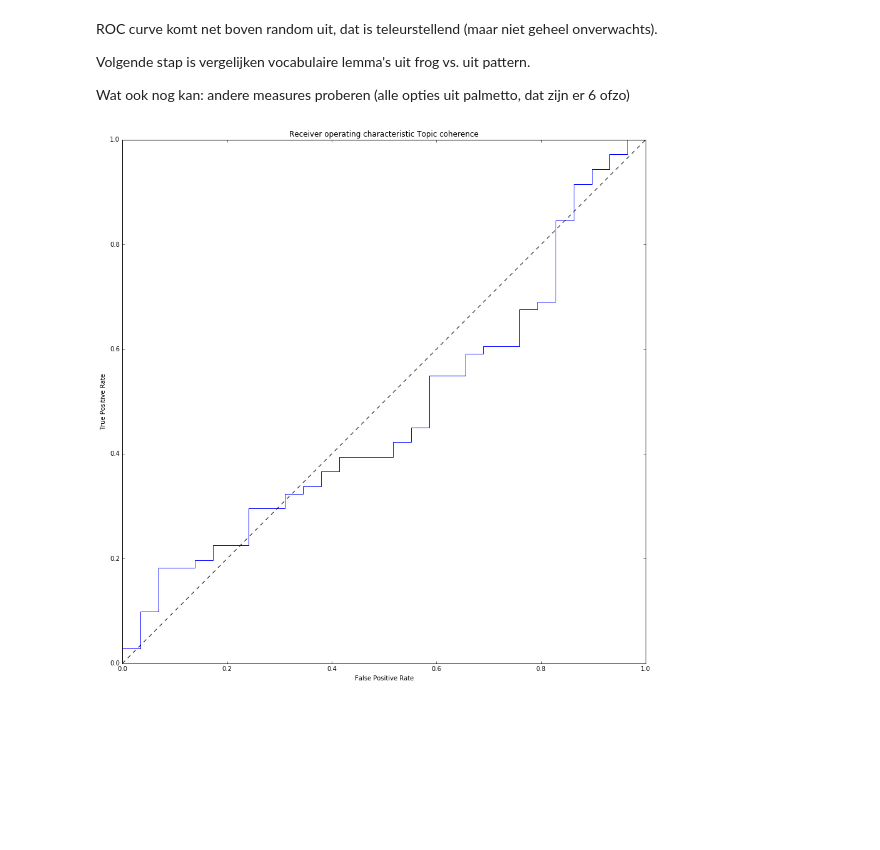
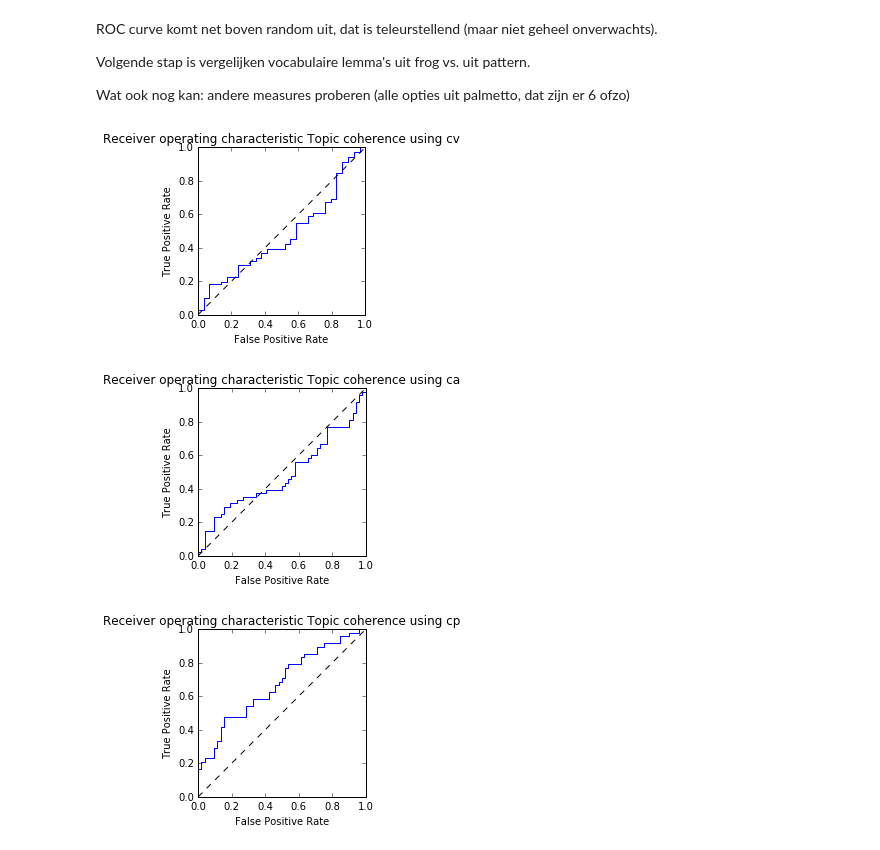
Before and after one commit to jvdzwaan/dilipad, a Jupyter notebook: results/topic_coherence_roc.ipynb, the cells around one changed output. Cells and saved outputs as stored; diff of their text form; code cells hidden in the pictures; blank space fills up the shorter version.

```diff
--- a/results/topic_coherence_roc.ipynb
+++ b/results/topic_coherence_roc.ipynb
@@ -62,20 +46,15 @@ ROC curve komt net boven random uit, dat is teleurstellend (maar niet geheel onv
 Volgende stap is vergelijken vocabulaire lemma's uit frog vs. uit pattern.
 
 Wat ook nog kan: andere measures proberen (alle opties uit palmetto, dat zijn er 6 ofzo)
-# %%
-from sklearn.metrics import roc_curve
-
-fpr, tpr, thr = roc_curve(data['usefulness'] >= 2, data['10'])
-
-plt.figure()
-plt.plot(fpr, tpr)
-plt.plot([0, 1], [0, 1], 'k--')
-plt.xlim([0.0, 1.0])
-plt.ylim([0.0, 1.0])
-plt.xlabel('False Positive Rate')
-plt.ylabel('True Positive Rate')
-plt.title('Receiver operating characteristic Topic coherence')
-plt.legend(loc="lower right")
-plt.show()
-# %% [output]
-[figure, removed]
+# %%
+plot_roc_curve(data, 'cv', threshold=2)
+# %% [output]
+[figure, added]
+# %%
+plot_roc_curve(data, 'ca')
+# %% [output]
+[figure, added]
+# %%
+plot_roc_curve(data, 'cp')
+# %% [output]
+[figure, added]
```
Also changed, not shown: parts of 7 cells of this notebook, 1 other file.
